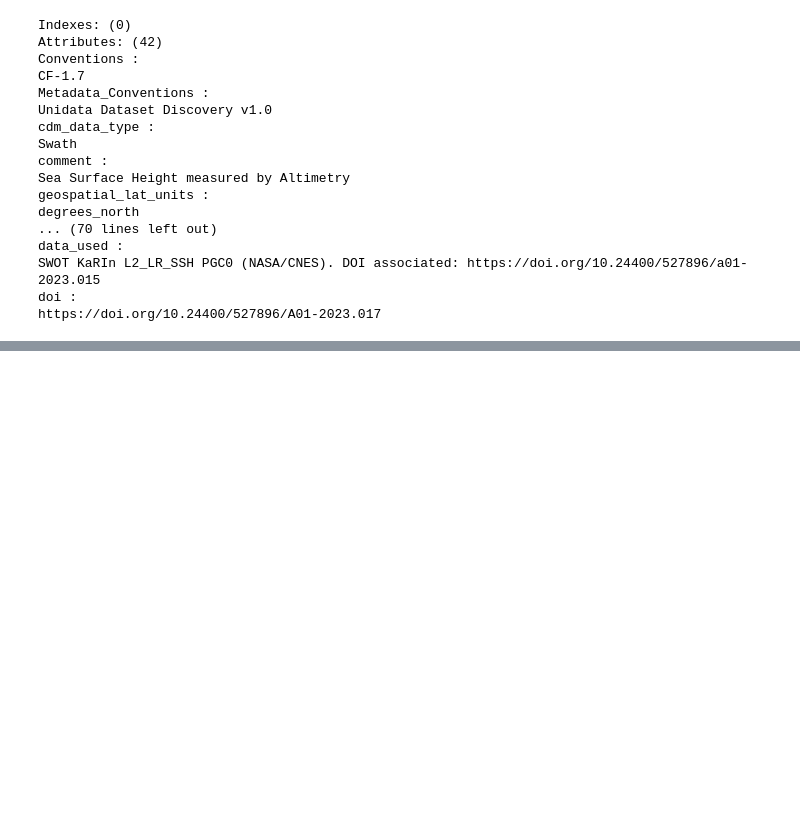
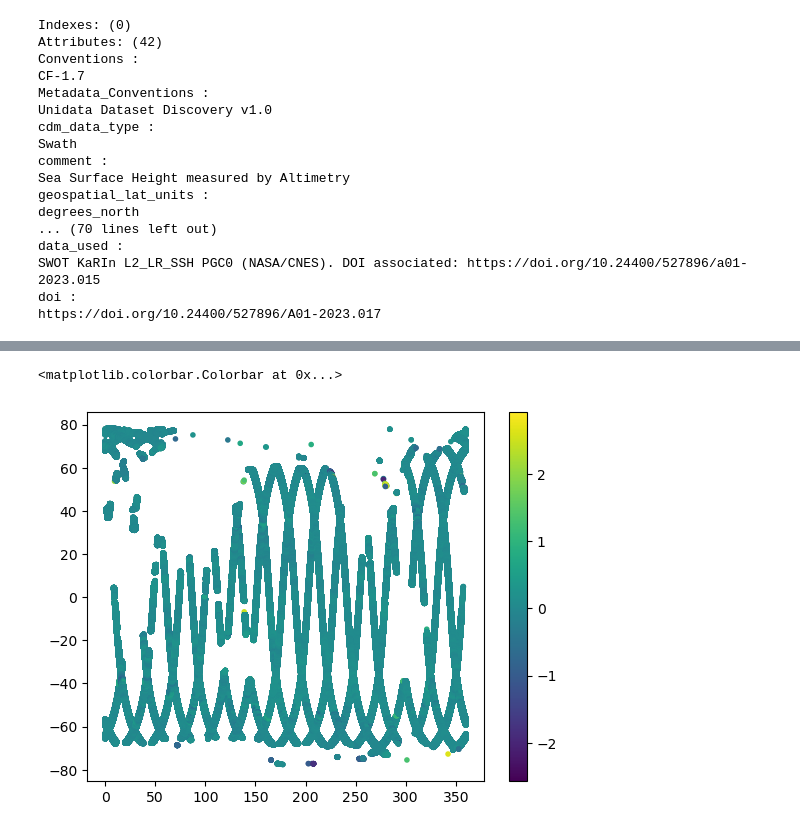
Before and after one commit to oceanhackweek/ohw24_proj_upSSH_us, a Jupyter notebook: contributor_folders/team_member_1/test0.ipynb, the cells around one changed output, grey strips where cells are left out. Cells and saved outputs as stored; diff of their text form; code cells hidden in the pictures; blank space fills up the shorter version.

```diff
--- a/contributor_folders/team_member_1/test0.ipynb
+++ b/contributor_folders/team_member_1/test0.ipynb
@@ -573,0 +300,8 @@ plot_samples(
+# %%
+plt.scatter(x=swot.longitude, y=swot.latitude, c=swot.ssha, v marker='.')
+plt.colorbar()
+#plt.xlim(45,50)
+#plt.ylim(-10,10)
+# %% [output]
+<matplotlib.colorbar.Colorbar at 0x...>
+[figure, added]
```
Also changed, not shown: parts of 19 cells of this notebook.
